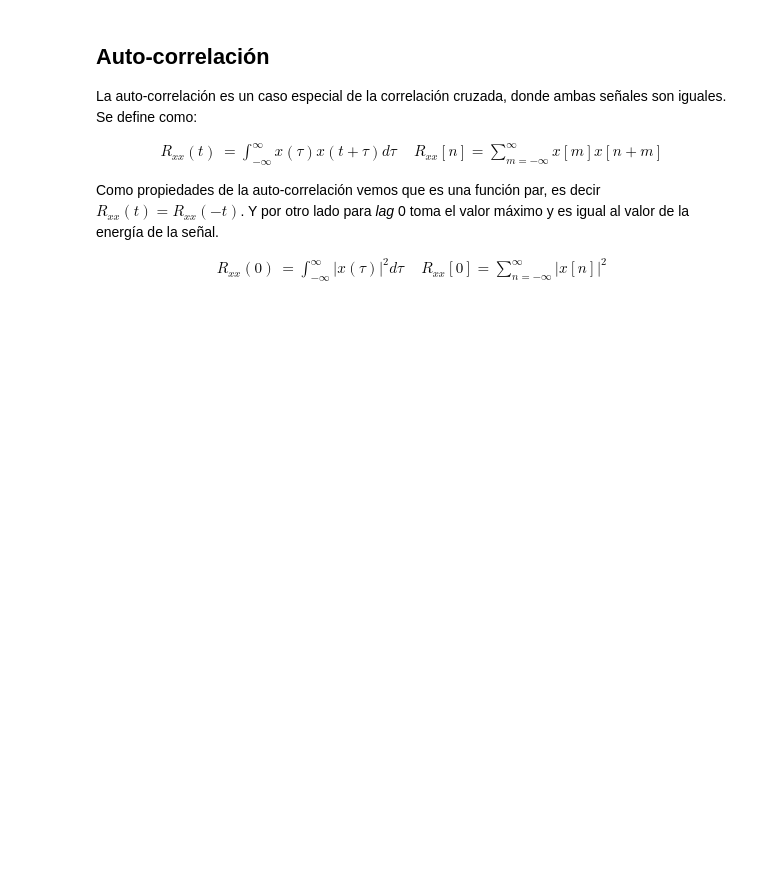
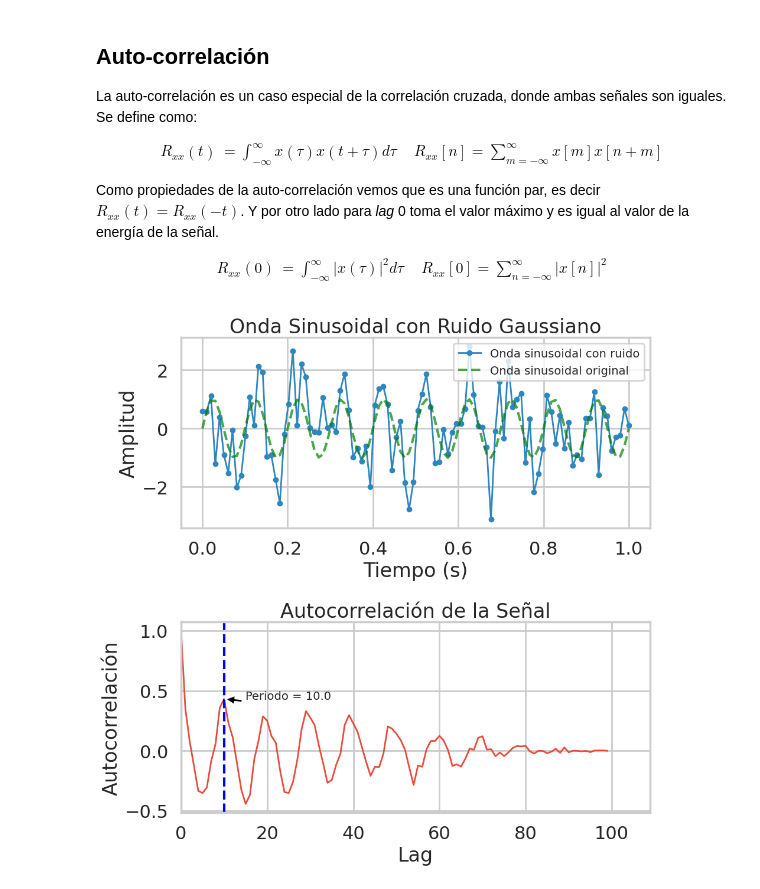
Before and after one commit to habla-liaa/psaha, a Jupyter notebook: _sources/chapters/1/convolucion.ipynb, the cells around one changed output. Cells and saved outputs as stored; diff of their text form; code cells hidden in the pictures; blank space fills up the shorter version.

```diff
--- a/_sources/chapters/1/convolucion.ipynb
+++ b/_sources/chapters/1/convolucion.ipynb
@@ -90,3 +90,97 @@ R_{xx}(0) & = \int_{-\infty}^{\infty} |x(\tau)|^2 d\tau &\,  &
 R_{xx}[0] = \sum_{n=-\infty}^{\infty} |x[n]|^2
 \end{align}
 $$
+# %%
+import numpy as np
+import matplotlib.pyplot as plt
+import seaborn as sns
+
+# Set seaborn style to poster for larger, more readable plots
+sns.set_context("poster")
+sns.set_style("whitegrid")
+
+# Generar una onda sinusoidal con ruido
+sr = 100
+t = np.linspace(0, 1, sr)
+frequency = 10  # Frecuencia de la onda sinusoidal
+amplitude = 1  # Amplitud de la onda sinusoidal
+phase = 0  # Desfase de la onda sinusoidal
+sine_wave = amplitude * np.sin(2 * np.pi * frequency * t + phase)
+# Añadir ruido gaussiano
+# np.random.seed(0)  # Para reproducibilidad
+# Generar ruido
+noise = np.random.normal(0, 0.98, len(t))
+# Añadir ruido a la onda sinusoidal
+sine_wave_with_noise = sine_wave + noise
+
+# Calcular la autocorrelación
+autocorr = np.correlate(sine_wave_with_noise, sine_wave_with_noise, mode='full')
+autocorr = autocorr / np.max(autocorr)  # Normalizar la autocorrelación
+lags = np.arange(-len(sine_wave_with_noise) + 1, len(sine_wave_with_noise))
+
+period = 1 / frequency * sr  # Periodo de la onda sinusoidal
+
+# # Graficar la onda sinusoidal con ruido
+# plt.figure(figsize=(10, 4))
+# plt.plot(t, sine_wave_with_noise, label='Onda sinusoidal con ruido')
+# plt.xlabel('Tiempo')
+# plt.ylabel('Amplitud')
+# plt.title('Onda Sinusoidal con Ruido')
+# plt.legend()
+# plt.grid()
+# plt.show()
+
+
+# # Graficar la autocorrelación
+# plt.figure(figsize=(10, 4))
+# plt.plot(lags, autocorr, label='Autocorrelación')
+
+# # plot vertical a periodo
+# plt.axvline(x=period, color='r', linestyle='--', label='Periodo')
+# plt.axvline(x=-period, color='r', linestyle='--')
+
+# plt.annotate(f'Periodo: {period:.2f}', xy=(period, 0), xytext=(period+3, 0.5),
+#              arrowprops=dict(facecolor='black', shrink=0.05),
+#              fontsize=10, color='red')
+
+
+# plt.xlim(0, len(sine_wave_with_noise) - 1)
+# plt.xlabel('Lag')
+# plt.ylabel('Autocorrelación')
+# plt.title('Autocorrelación de Onda Sinusoidal con Ruido')
+# plt.legend()
+# plt.grid()
+# plt.show()
+
+# Create figure with two subplots
+fig, (ax1, ax2) = plt.subplots(2, 1, figsize=(10, 10))
+
+# Plot sine wave with noise in first subplot
+ax1.plot(t, sine_wave_with_noise, '.-', color='#2E86C1', label='Onda sinusoidal con ruido', linewidth=2)
+ax1.plot(t, sine_wave, '--', color='green', alpha=0.7, label='Onda sinusoidal original')
+ax1.set_xlabel('Tiempo (s)')
+ax1.set_ylabel('Amplitud')
+ax1.set_title('Onda Sinusoidal con Ruido Gaussiano')
+ax1.legend( fontsize=14)
+
+# Plot autocorrelation in second subplot
+ax2.plot(lags, autocorr, color='#E74C3C', linewidth=2)
+ax2.set_xlim(0, None)
+ax2.axvline(x=period, color='blue', linestyle='--', label=f'Periodo: {period:.1f}')
+ax2.axvline(x=-period, color='blue', linestyle='--')
+ax2.axvline(x=0, color='gray', linestyle='-', alpha=0.5)
+
+# Add annotations
+ax2.annotate(f'Periodo = {period:.1f}', xy=(period, autocorr[lags==period][0]),
+             xytext=(period+5, autocorr[lags==period][0]),
+             arrowprops=dict(facecolor='black', shrink=0.05, width=4),
+             fontsize=14)
+
+ax2.set_xlabel('Lag')
+ax2.set_ylabel('Autocorrelación')
+ax2.set_title('Autocorrelación de la Señal')
+
+plt.tight_layout()
+plt.show()
+# %% [output]
+[figure, added]
```
Also changed, not shown: parts of 2 cells of this notebook, 11 other files.
